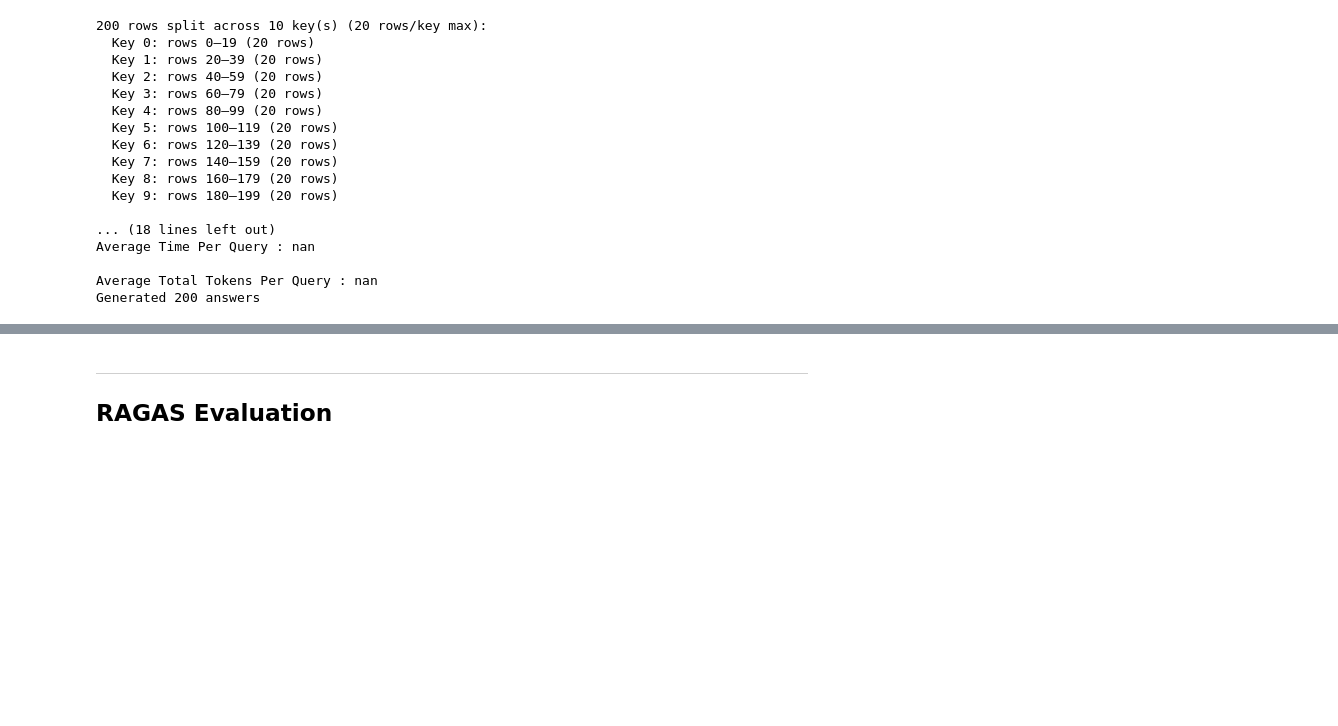
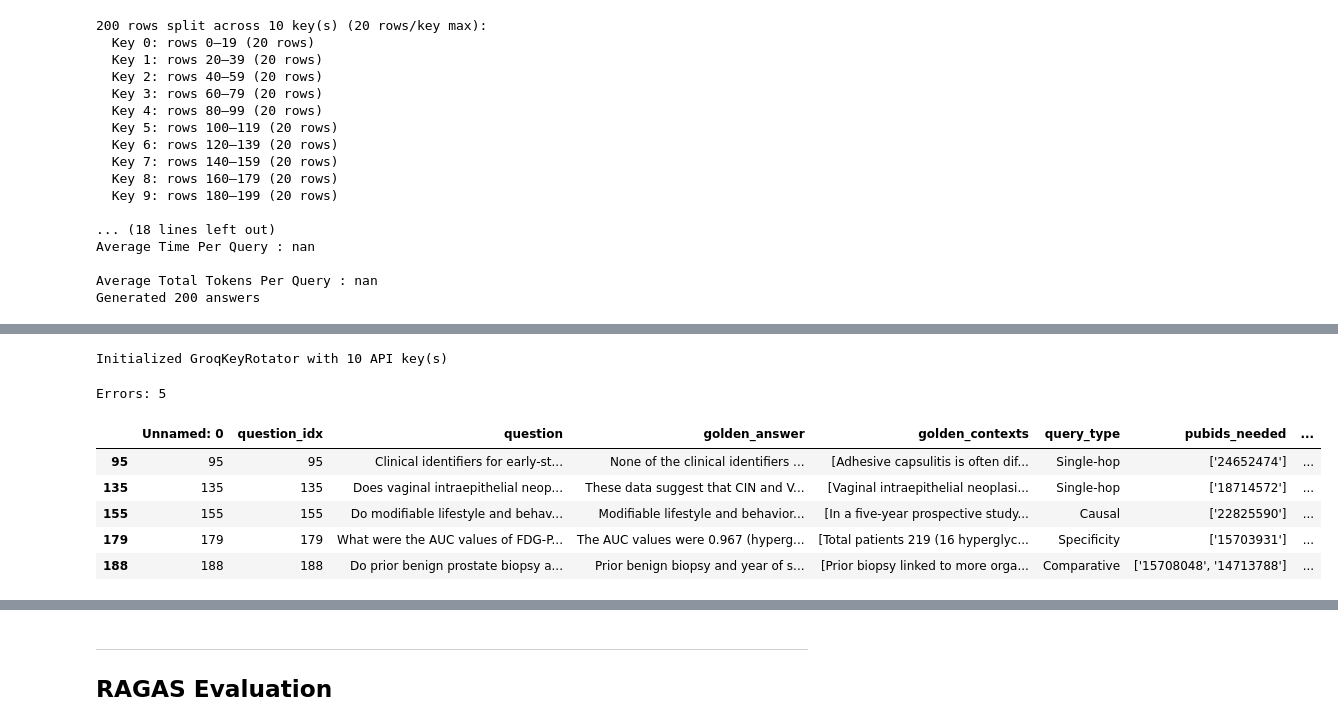
Before and after one commit to maalolankannan1/MedicalQA_RAG, a Jupyter notebook: notebooks/vanilla_llm_exp/vanilla_llm_with_critic.ipynb, the cells around one changed output, grey strips where cells are left out. Cells and saved outputs as stored; diff of their text form; code cells hidden in the pictures; blank space fills up the shorter version.

```diff
--- a/notebooks/vanilla_llm_exp/vanilla_llm_with_critic.ipynb
+++ b/notebooks/vanilla_llm_exp/vanilla_llm_with_critic.ipynb
@@ -693 +702,17 @@ Average Total Tokens Per Query : 2411.0
+# %%
+key_rotator = GroqKeyRotator()
+# %% [output]
+Initialized GroqKeyRotator with 10 API key(s)
+# %%
+error_rows = eval_dataset[eval_dataset['generated_answer'].isnull()]
+print(f"Errors: {len(error_rows)}")
+error_rows
+# %% [output]
+Errors: 5
+|  | Unnamed: 0 | question_idx | question | golden_answer | golden_contexts | query_type | pubids_needed | ... |
+| 95 | 95 | 95 | Clinical identifiers for early-st... | None of the clinical identifiers ... | [Adhesive capsulitis is often dif... | Single-hop | ['24652474'] | ... |
+| 135 | 135 | 135 | Does vaginal intraepithelial neop... | These data suggest that CIN and V... | [Vaginal intraepithelial neoplasi... | Single-hop | ['18714572'] | ... |
+| 155 | 155 | 155 | Do modifiable lifestyle and behav... | Modifiable lifestyle and behavior... | [In a five-year prospective study... | Causal | ['22825590'] | ... |
+| 179 | 179 | 179 | What were the AUC values of FDG-P... | The AUC values were 0.967 (hyperg... | [Total patients 219 (16 hyperglyc... | Specificity | ['15703931'] | ... |
+| 188 | 188 | 188 | Do prior benign prostate biopsy a... | Prior benign biopsy and year of s... | [Prior biopsy linked to more orga... | Comparative | ['15708048', '14713788'] | ... |
 # %%
```
Also changed, not shown: parts of 13 cells of this notebook, 6 other files.
